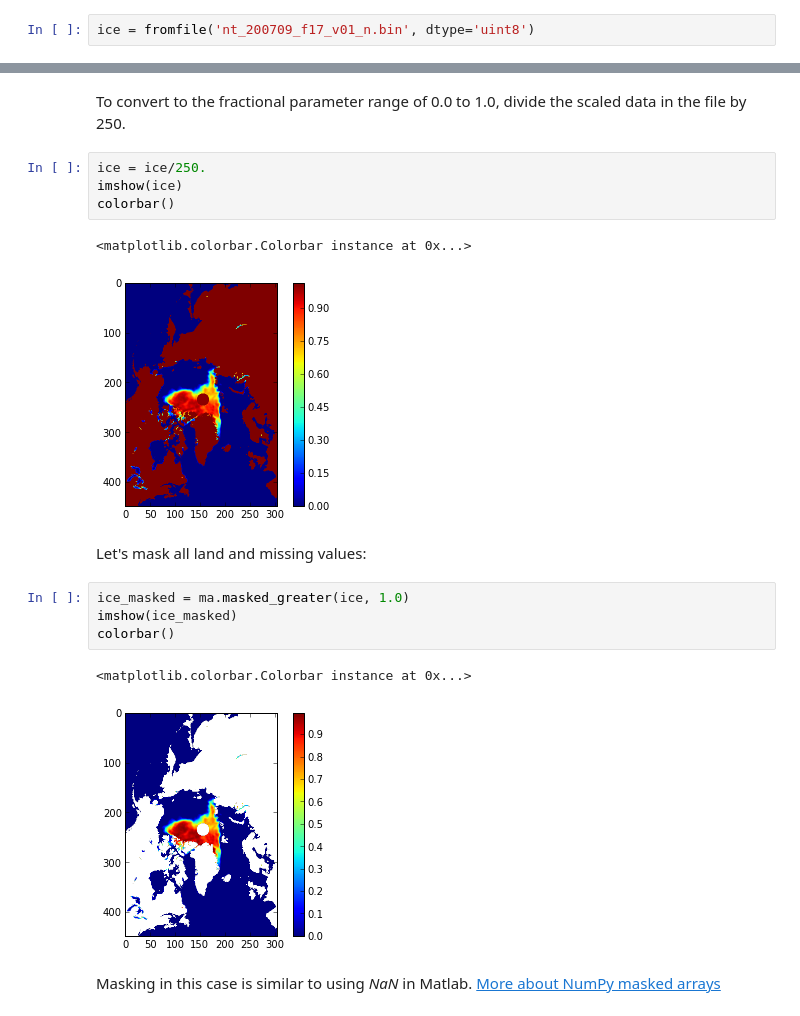
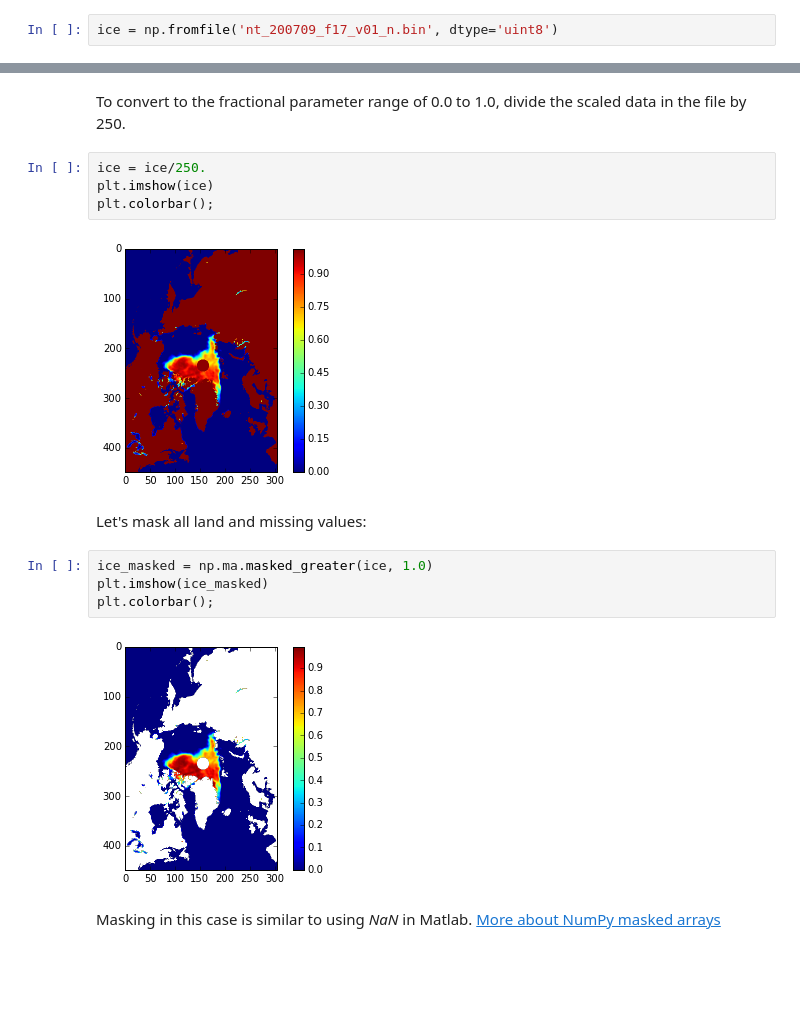
Before and after one commit to koldunovn/python_for_geosciences, a Jupyter notebook: 04 - Work with different data formats.ipynb, the cells around one changed output, grey strips where cells are left out. Drawn from its saved outputs; the diff is of its cells as text; blank space fills up the shorter version.

```diff
--- a/04 - Work with different data formats.ipynb
+++ b/04 - Work with different data formats.ipynb
@@ -19,7 +23,7 @@ Data from [Sea Ice Concentrations from Nimbus-7 SMMR and DMSP SSM/I-SSMIS Passiv
 # %% [markdown]
 Create file id:
 # %%
-ice = fromfile('nt_200709_f17_v01_n.bin', dtype='uint8')
+ice = np.fromfile('nt_200709_f17_v01_n.bin', dtype='uint8')
 # %% [markdown]
 We use *uint8* data type.
 [List of numpy data types](http://docs.scipy.org/doc/numpy/user/basics.types.html)
@@ -43,20 +46,18 @@ colorbar()
 To convert to the fractional parameter range of 0.0 to 1.0, divide the scaled data in the file by 250.
 # %%
 ice = ice/250.
-imshow(ice)
-colorbar()
+plt.imshow(ice)
+plt.colorbar();
 # %% [output]
-<matplotlib.colorbar.Colorbar instance at 0x...>
-[figure, old version]
+[figure, new version]
 # %% [markdown]
 Let's mask all land and missing values:
 # %%
-ice_masked = ma.masked_greater(ice, 1.0)
-imshow(ice_masked)
-colorbar()
+ice_masked = np.ma.masked_greater(ice, 1.0)
+plt.imshow(ice_masked)
+plt.colorbar();
 # %% [output]
-<matplotlib.colorbar.Colorbar instance at 0x...>
-[figure, old version]
+[figure, new version]
 # %% [markdown]
 Masking in this case is similar to using *NaN* in Matlab. [More about NumPy masked arrays](http://docs.scipy.org/doc/numpy/reference/maskedarray.html)
 # %% [markdown]
```
Also changed, not shown: parts of 22 cells of this notebook.
